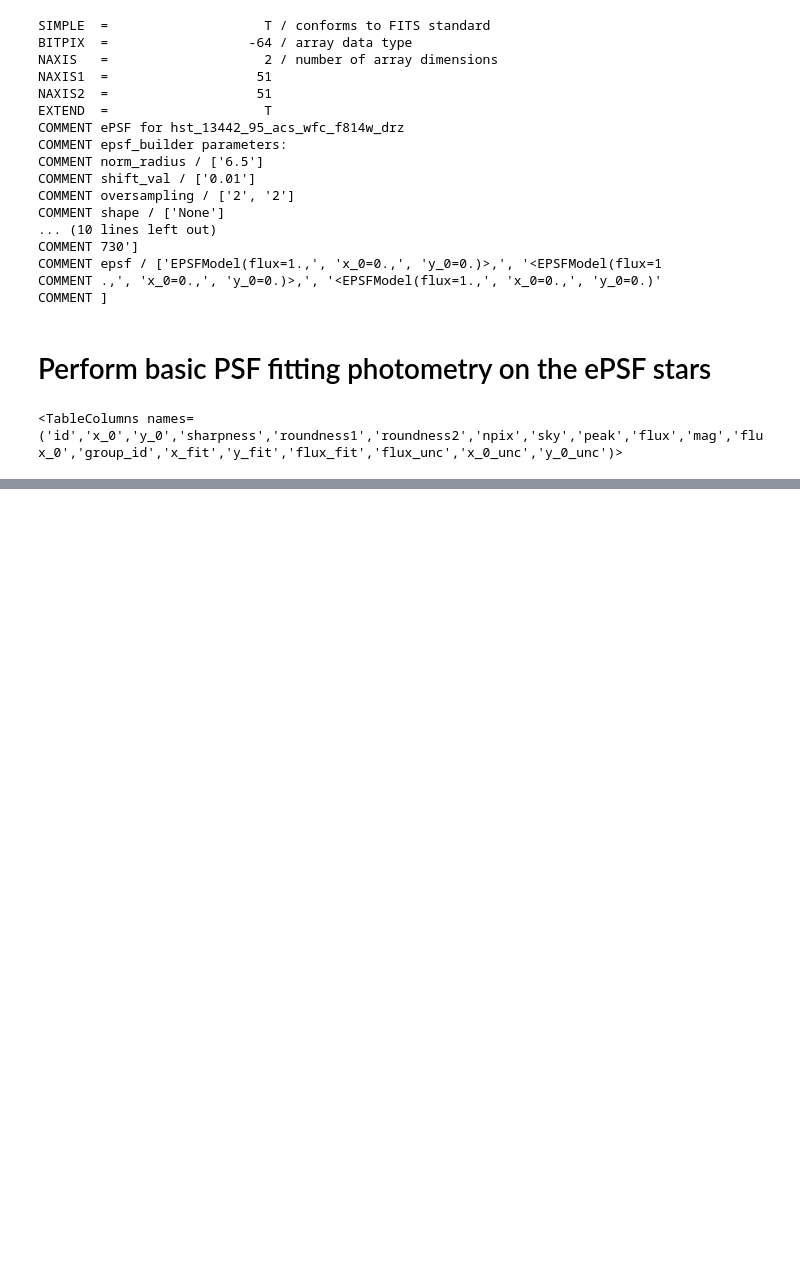
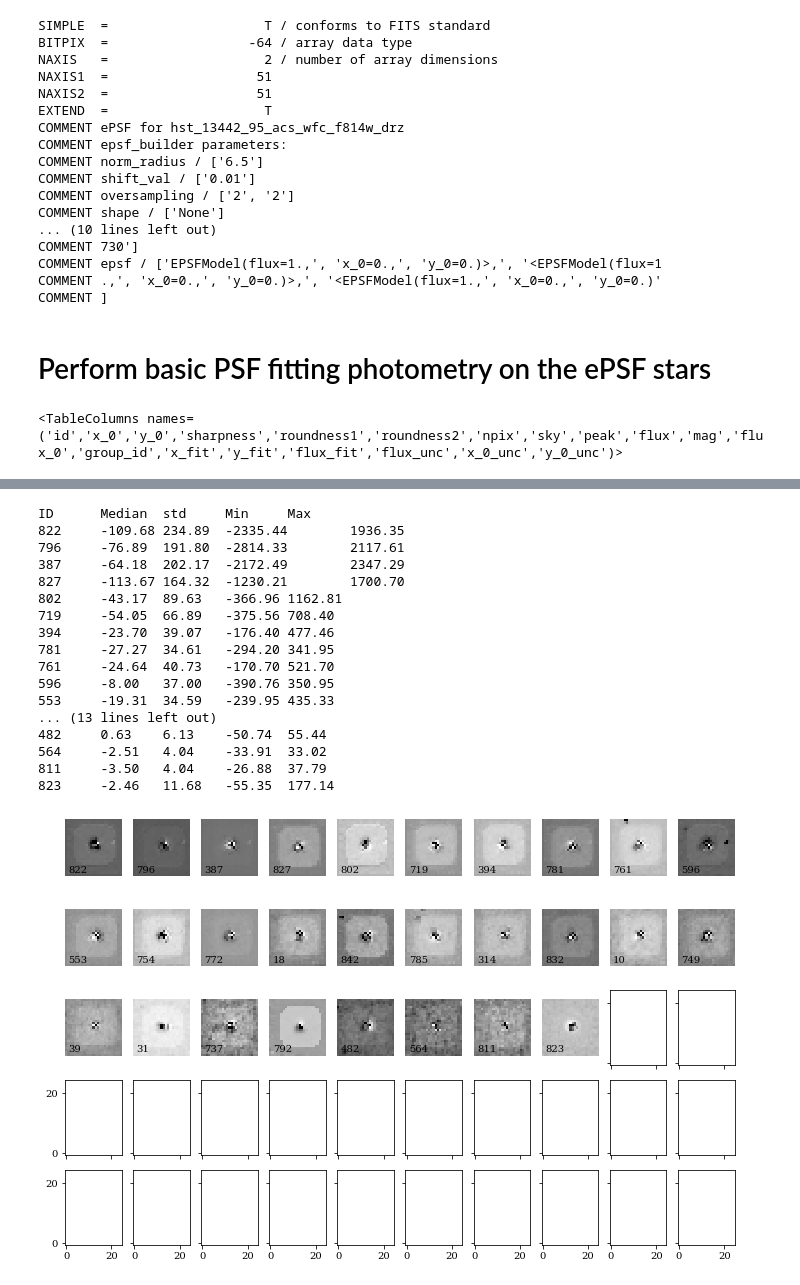
Before and after one commit to iskren-y-g/SB, a Jupyter notebook: psf_phot.ipynb, the cells around one changed output, grey strips where cells are left out. Drawn from its saved outputs; the diff is of its cells as text; code cells hidden in the pictures; blank space fills up the shorter version.

```diff
--- a/psf_phot.ipynb
+++ b/psf_phot.ipynb
@@ -446,7 +462,7 @@ phot_obj = BasicPSFPhotometry(aperture_radius=5,
                               bkg_estimator=mmm_bkg,
                               psf_model=ePSF_model,
                               fitter=fitter,
-                              fitshape=(11, 11))
+                              fitshape=(25, 25))
 # %%
 # Performing PSF photometry on a specific list of objects from a table, requires a bit table modification.
 # It must contain sequenced stellar IDs and column names x_0,y_0
@@ -500,0 +517,42 @@ fig5_ax2.plot(phot_results['mag'],phot_results['flux_unc']/(2.5*np.log(10)*phot_
+# %%
+#
+width = 25
+ncols = 10
+if round(len(good_list_count)/ncols)<=2 :
+    nrows = round(len(good_list_count)/ncols)
+else:
+    nrows = 5
+
+#nrows = 5
+if 'fig6' in globals(): plt.close(fig=fig6)
+fig6, ax = plt.subplots(nrows=nrows, ncols=ncols, squeeze=True,figsize=(12,8),sharex=True, sharey=True)
+fix_canvas(fig6)
+
+ax = ax.ravel()
+print('ID\tMedian\tstd\tMin\tMax')
+for i,epsf_star in zip(range(len(good_list_count)),range(len(ePSF_stars_tbl['id']))):
+    epsf_star = ePSF_stars_tbl[epsf_star]
+    epsf_star_data = phot_results_rsd_img[int(epsf_star['y']-width/2):int(epsf_star['y']+width/2),int(epsf_star['x']-width/2):int(epsf_star['x']+width/2)].copy()
+    ax[i].imshow(epsf_star_data, vmin=epsf_star_data.min(), vmax=epsf_star_data.max()*.5, origin='lower', cmap='Greys') # norm=norm,
+    ax[i].text(1,1,'{:}'.format(epsf_star['id']))
+    ax[i].axis('off')
+    print('{:}\t{:.2f}\t{:.2f}\t{:.2f}\t{:.2f}'.format(epsf_star['id'],np.median(epsf_star_data),epsf_star_data.std(),epsf_star_data.min(),epsf_star_data.max()))
+# %% [output]
+ID      Median  std     Min     Max
+822     -109.68 234.89  -2335.44        1936.35
+796     -76.89  191.80  -2814.33        2117.61
+387     -64.18  202.17  -2172.49        2347.29
+827     -113.67 164.32  -1230.21        1700.70
+802     -43.17  89.63   -366.96 1162.81
+719     -54.05  66.89   -375.56 708.40
+394     -23.70  39.07   -176.40 477.46
+781     -27.27  34.61   -294.20 341.95
+761     -24.64  40.73   -170.70 521.70
+596     -8.00   37.00   -390.76 350.95
+553     -19.31  34.59   -239.95 435.33
+... (13 lines left out)
+482     0.63    6.13    -50.74  55.44
+564     -2.51   4.04    -33.91  33.02
+811     -3.50   4.04    -26.88  37.79
+823     -2.46   11.68   -55.35  177.14
+[figure, added]
```
Also changed, not shown: parts of 18 cells of this notebook.
